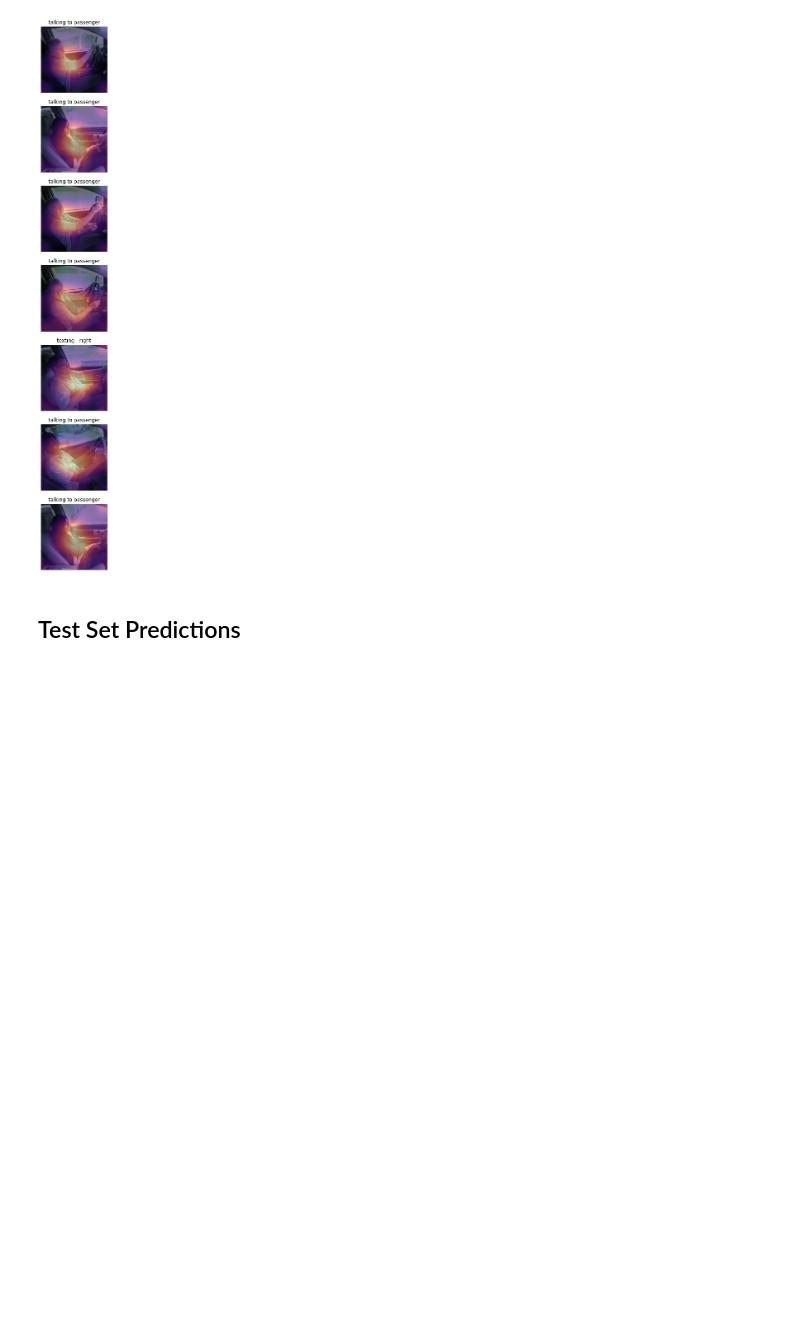
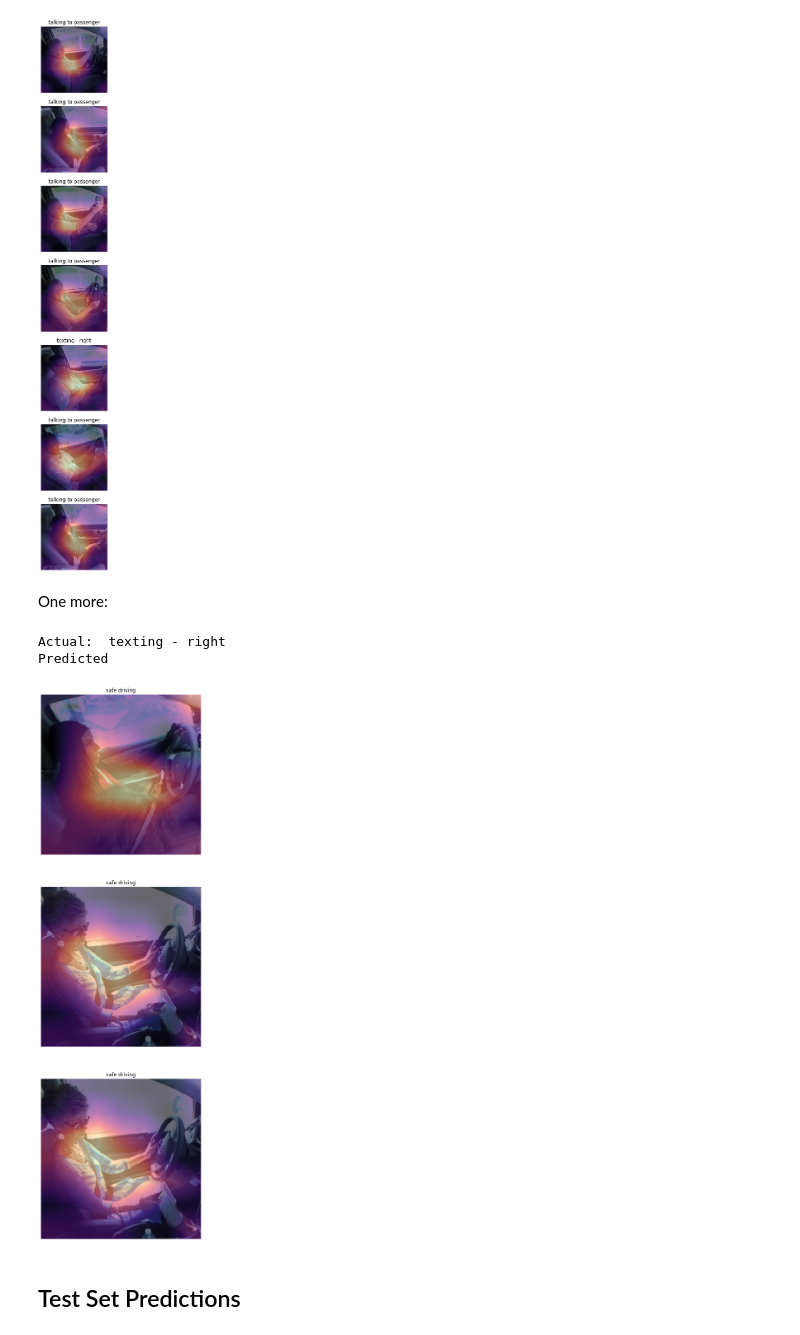
Before and after one commit to vitsalis/kaggle, a Jupyter notebook: distracted-driver/distracted-driver.ipynb, the cells around one changed output. Cells and saved outputs as stored; diff of their text form; code cells hidden in the pictures; blank space fills up the shorter version.

```diff
--- a/distracted-driver/distracted-driver.ipynb
+++ b/distracted-driver/distracted-driver.ipynb
@@ -241,6 +241,15 @@ plot_for_cat(0, errs[0])
 Actual:  safe driving
 Predicted
 [figure]
+# %% [markdown]
+One more:
+# %%
+print ("Actual: ", desc_arr[1])
+plot_for_cat(1, errs[1])
+# %% [output]
+Actual:  texting - right
+Predicted
+[figure, added]
 # %% [markdown]
 ## Test Set Predictions
 # %% [markdown]
```
